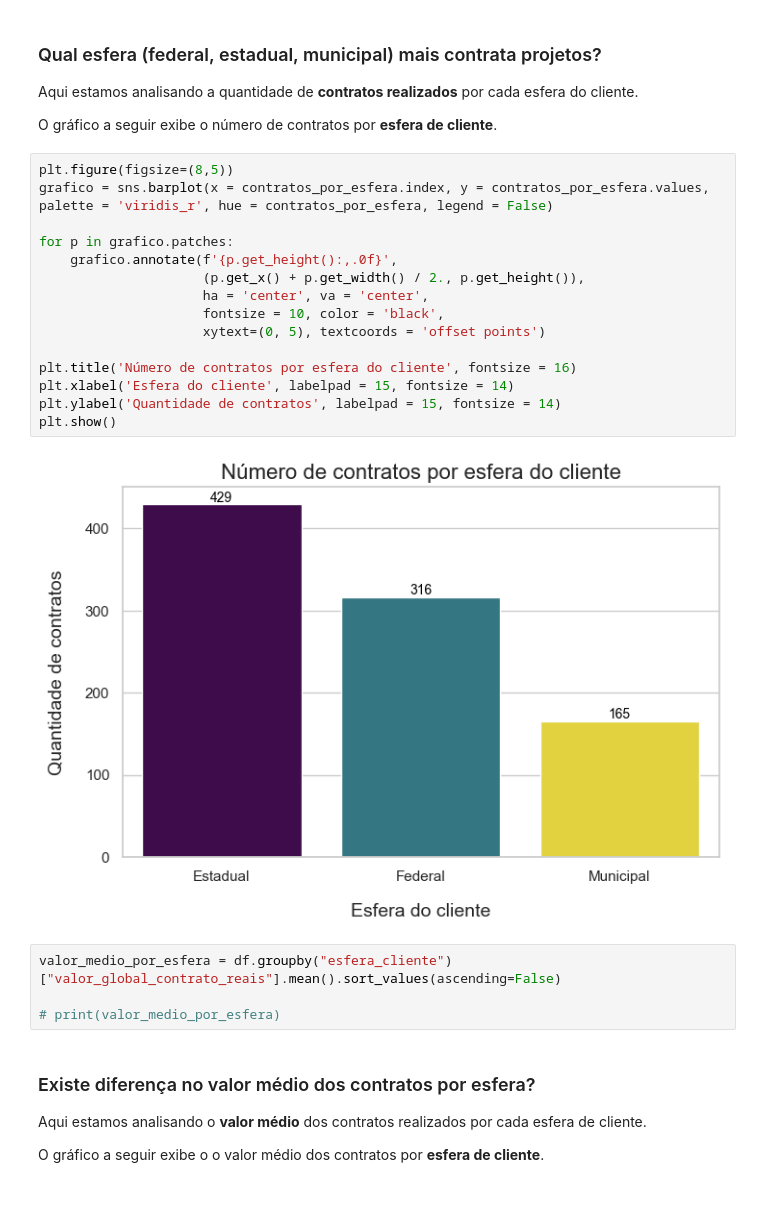
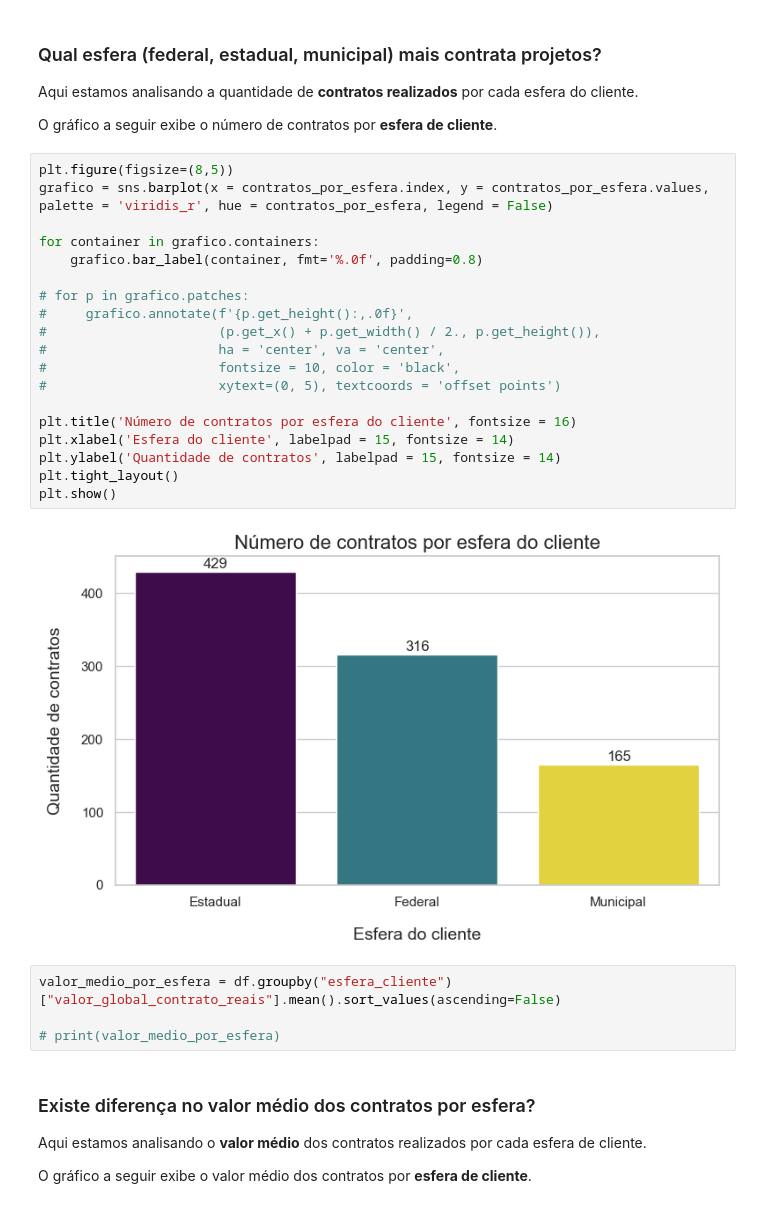
Before and after one commit to pdromls/Analise_BNDES, a Jupyter notebook: notebooks/insights1.ipynb, the cells around one changed output. Saved outputs shown, nothing was run; the diff lists cells and outputs as text.

```diff
--- a/notebooks/insights1.ipynb
+++ b/notebooks/insights1.ipynb
@@ -40,20 +42,24 @@ O gráfico a seguir exibe o número de contratos por **esfera de cliente**.
 # %%
 plt.figure(figsize=(8,5))
 grafico = sns.barplot(x = contratos_por_esfera.index, y = contratos_por_esfera.values, palette = 'viridis_r', hue = contratos_por_esfera, legend = False)
 
-for p in grafico.patches:
-    grafico.annotate(f'{p.get_height():,.0f}',
-                     (p.get_x() + p.get_width() / 2., p.get_height()),
-                     ha = 'center', va = 'center',
-                     fontsize = 10, color = 'black',
-                     xytext=(0, 5), textcoords = 'offset points')
+for container in grafico.containers:
+    grafico.bar_label(container, fmt='%.0f', padding=0.8)
+
+# for p in grafico.patches:
+#     grafico.annotate(f'{p.get_height():,.0f}',
+#                      (p.get_x() + p.get_width() / 2., p.get_height()),
+#                      ha = 'center', va = 'center',
+#                      fontsize = 10, color = 'black',
+#                      xytext=(0, 5), textcoords = 'offset points')
 
 plt.title('Número de contratos por esfera do cliente', fontsize = 16)
 plt.xlabel('Esfera do cliente', labelpad = 15, fontsize = 14)
 plt.ylabel('Quantidade de contratos', labelpad = 15, fontsize = 14)
+plt.tight_layout()
 plt.show()
 # %% [output]
-[figure, old version]
+[figure, new version]
 # %%
 valor_medio_por_esfera = df.groupby("esfera_cliente")["valor_global_contrato_reais"].mean().sort_values(ascending=False)
 
@@ -63,7 +69,7 @@ valor_medio_por_esfera = df.groupby("esfera_cliente")["valor_global_contrato_rea
 
 Aqui estamos analisando o **valor médio** dos contratos realizados por cada esfera de cliente.
 
-O gráfico a seguir exibe o o valor médio dos contratos por **esfera de cliente**.
+O gráfico a seguir exibe o valor médio dos contratos por **esfera de cliente**.
 # %%
 plt.figure(figsize=(8,6))
 grafico = sns.barplot(x = valor_medio_por_esfera.index, y = valor_medio_por_esfera.values, hue = valor_medio_por_esfera, palette = 'crest', legend = False)
```
Also changed, not shown: parts of 5 cells of this notebook, 1 other file.
